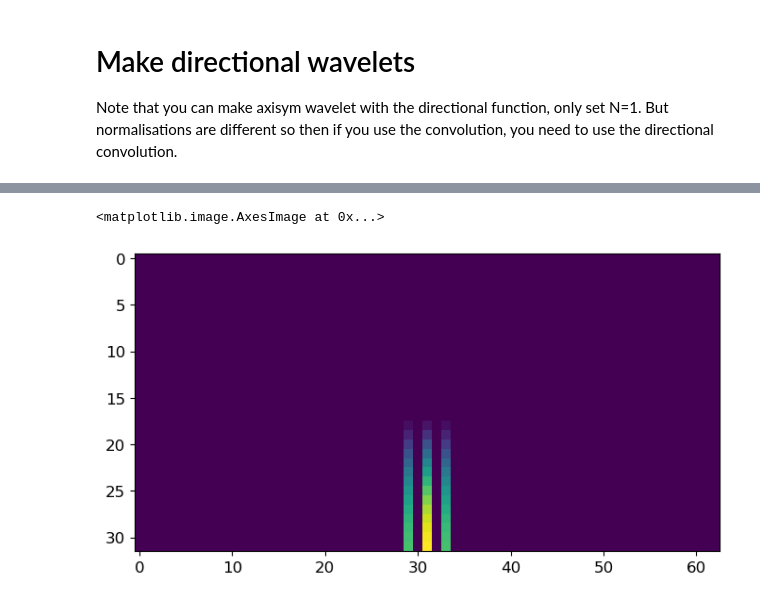
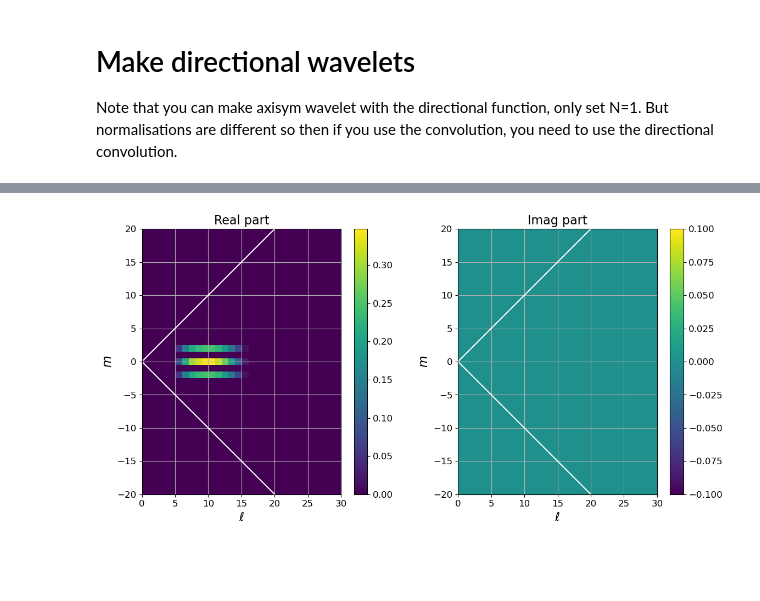
Before and after one commit to mousset/scatcovJAX, a Jupyter notebook: Notebooks/Build_wavelets.ipynb, the cells around one changed output, grey strips where cells are left out. Cells and saved outputs as stored; diff of their text form; code cells hidden in the pictures; blank space fills up the shorter version.

```diff
--- a/Notebooks/Build_wavelets.ipynb
+++ b/Notebooks/Build_wavelets.ipynb
@@ -66,10 +68,8 @@ plot.plot_filters(filters, real=True, m=L-3)
-# %%
-j = 5
-plt.figure(figsize=(8, 8))
-plt.imshow(np.real(wlm[j, :, :]))
-# %% [output]
-<matplotlib.image.AxesImage at 0x...>
-[figure, removed]
+# %%
+j = 3
+fig = plot.plot_alm(wlm[j, :, :], lmin=0, lmax=30, mmin=-20, mmax=20)
+# %% [output]
+[figure, added]
 # %%
 reload(plot)
 j = 4
```
Also changed, not shown: parts of 9 cells of this notebook, 1 other file.
